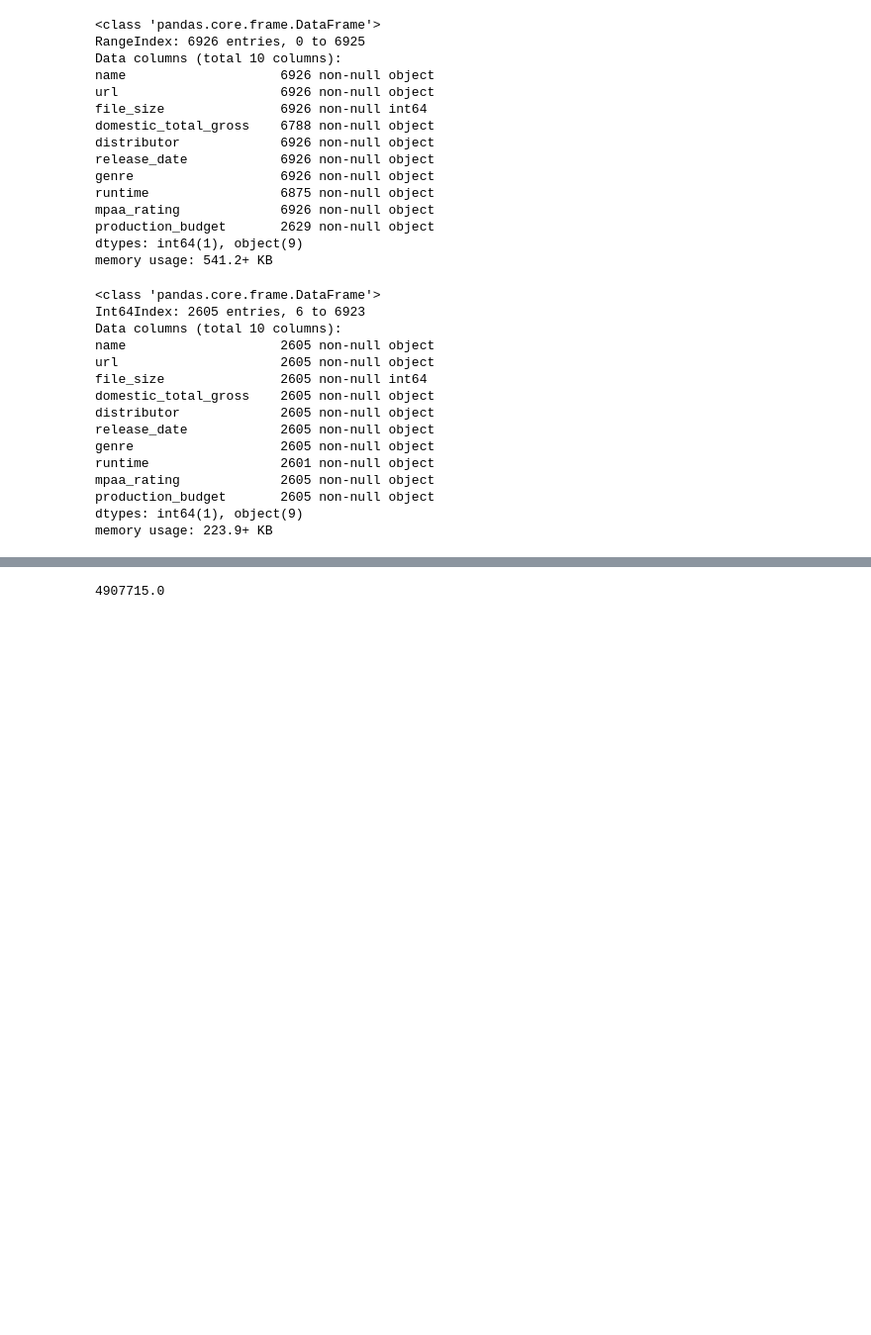
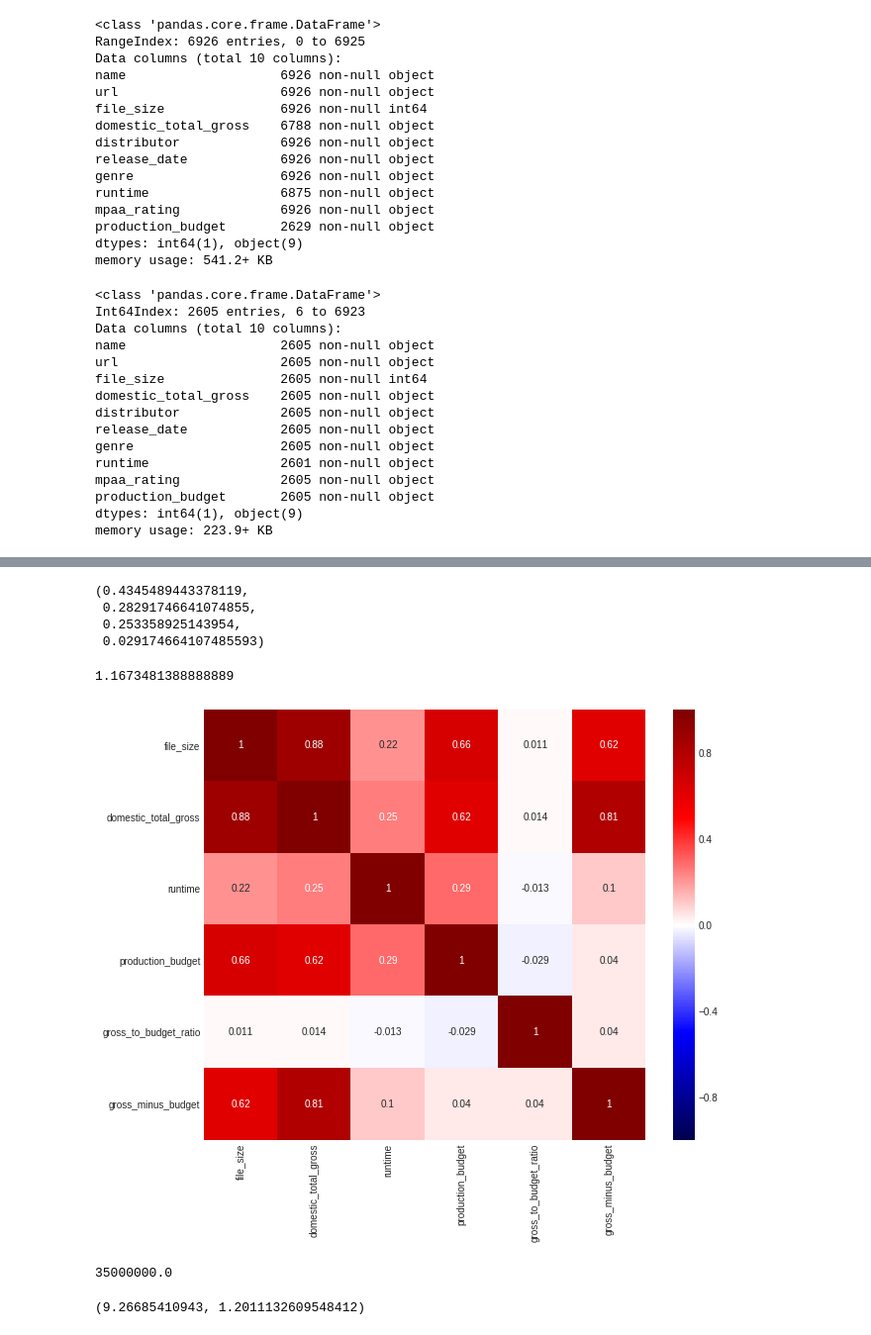
Before and after one commit to danallison/metis-work, a Jupyter notebook: week02-luther/Movie_EDA.ipynb, the cells around one changed output, grey strips where cells are left out. Shown: that part at 99% size. Saved outputs shown, nothing was run; the diff lists cells and outputs as text; code cells hidden in the pictures; blank space fills up the shorter version.

```diff
--- a/week02-luther/Movie_EDA.ipynb
+++ b/week02-luther/Movie_EDA.ipynb
@@ -126,4 +141,32 @@ df[df.gross_to_budget_ratio < 10].gross_to_budget_ratio.hist(bins=[0,1,2,3,4,5,6
+# %%
+less_than_1 = len(df[df.gross_to_budget_ratio < 1]) / len(df)
+less_than_2 = len(df[df.gross_to_budget_ratio < 2]) / len(df)
+less_than_10 = len(df[df.gross_to_budget_ratio < 10]) / len(df)
+(less_than_1, (less_than_2 - less_than_1), (less_than_10 - less_than_2), (1 - less_than_10))
+# %% [output]
+(0.4345489443378119,
+ 0.28291746641074855,
+ 0.253358925143954,
+ 0.029174664107485593)
 # %%
-df.gross_minus_budget.median()
+df.gross_to_budget_ratio.median()
 # %% [output]
-4907715.0
+1.1673481388888889
+# %%
+feature_columns = ['file_size','domestic_total_gross','release_date','runtime',
+                   'production_budget','gross_to_budget_ratio','gross_minus_budget']
+features = df[feature_columns]
+plt.figure(figsize=(10,8))
+sns.heatmap(features.corr(), vmin=-1, vmax=1, center=0, cmap='seismic', annot=True);
+# %% [output]
+[figure, added]
+# %%
+median_budget = df.production_budget.median()
+print(median_budget)
+avg_ratio_for_big_budget = df[df.production_budget > median_budget].gross_to_budget_ratio.mean()
+avg_ratio_for_small_budget = df[df.production_budget < median_budget].gross_to_budget_ratio.mean()
+# Small budget films have greater ROI
+(avg_ratio_for_small_budget, avg_ratio_for_big_budget)
+# %% [output]
+35000000.0
+(9.26685410943, 1.2011132609548412)
```
Also changed, not shown: parts of 11 cells of this notebook.
